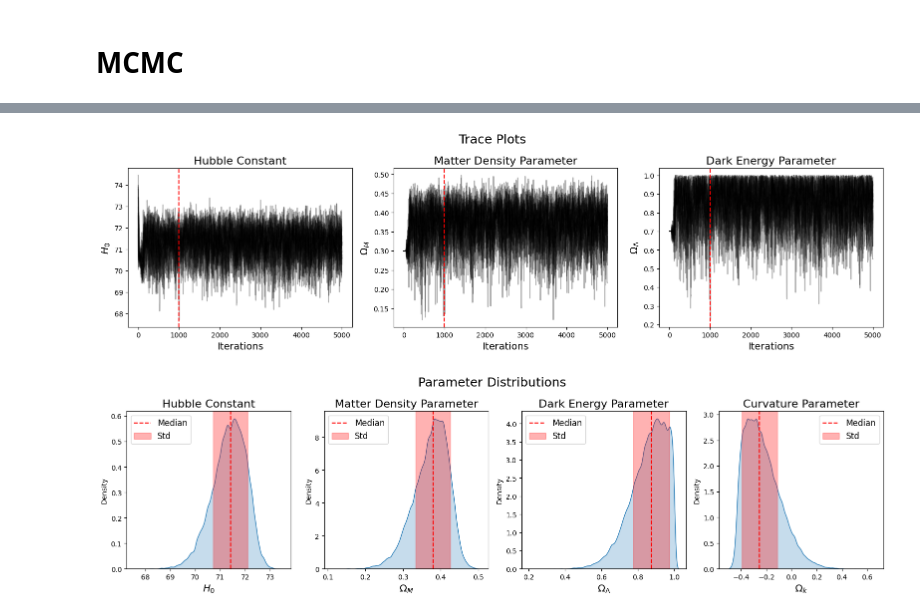
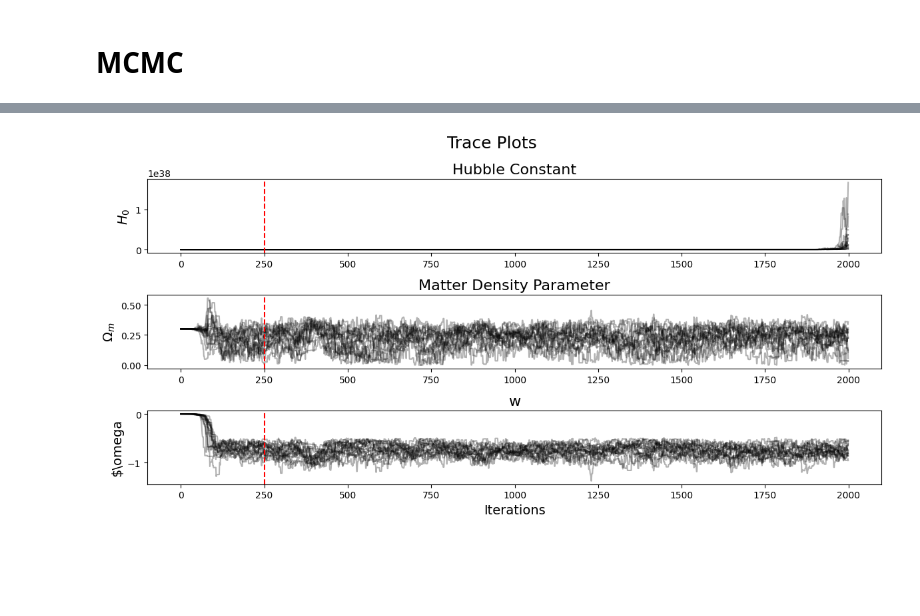
Before and after one commit to MagicalBean/DES_MCMC, a Jupyter notebook: workthrough.ipynb, the cells around one changed output, grey strips where cells are left out. Saved outputs shown, nothing was run; the diff lists cells and outputs as text; code cells hidden in the pictures; blank space fills up the shorter version.

Commit message:
Down the rabbit hole of cosmology models

```diff
--- a/workthrough.ipynb
+++ b/workthrough.ipynb
@@ -68,6 +66,8 @@ plt.show()
 # %% [markdown]
 remove high MU uncertainty points
 # %%
+df = df[df['MUERR'] < 0.4]
+
 low_z = low_z[low_z['MUERR'] < 0.4]
 high_z = high_z[high_z['MUERR'] < 0.4]
 # %%
@@ -198,0 +153,8 @@ print([ln_prior(x) for x in p0])
+# %%
+fwcdm_sampler = CosmologyMCMC(FlatwCDMModel(), df)
+
+n_walkers = 16
+n_iterations = 2000
+p0 = np.random.multivariate_normal(mean=[73, 0.3, 0], cov=np.diag([1, 1e-12, 1e-12]), size=n_walkers)
+
+fwcdm_sampler.test_priors(p0)
@@ -199,8 +163,3 @@ print([ln_prior(x) for x in p0])
 # %%
-with Pool() as pool:
-    start = time.time()
-    sampler = emcee.EnsembleSampler(n_walkers, n_dim, ln_pdf, pool=pool)
-    sampler.run_mcmc(p0, n_iterations, progress=True)
-    dur = time.time() - start
-    print(f'MCMC took {dur:.3f} seconds')
+fwcdm_sampler.run_mcmc(n_walkers, n_iterations, p0)
 # %% [output]
@@ -208,18 +167,5 @@ MCMC took 90.604 seconds
 # %%
-fig, axs = plt.subplots(1, 3, figsize=(16, 4.6))
-
-titles = ['Hubble Constant', 'Matter Density Parameter', 'Dark Energy Parameter']
-y_labels = [r'$H_0$', r'$\Omega_M$', r'$\Omega_\Lambda$']
-for i in range(0, 3):
-    axs[i].plot(sampler.get_chain()[:,:,i], 'k', alpha=0.3)
-    axs[i].set_xlabel('Iterations', size=14)
-    axs[i].set_title(titles[i], size=16)
-    axs[i].set_ylabel(y_labels[i], size=14)
-    axs[i].axvline(x=1000, color='red', linestyle='dashed')
-
-fig.suptitle('Trace Plots', size=18)
-plt.tight_layout()
-plt.show()
+fwcdm_sampler.trace_plots(250)
 # %% [output]
-[figure, old version]
+[figure, new version]
 # %%
@@ -229,20 +172,0 @@ burned = burned.sort_values(by='Om_m')
-# %%
-fig, axs = plt.subplots(1, 4, figsize=(16, 4.6))
-
-titles = ['Hubble Constant', 'Matter Density Parameter', 'Dark Energy Parameter', 'Curvature Parameter']
-x_labels = [r'$H_0$', r'$\Omega_M$', r'$\Omega_\Lambda$', r'$\Omega_k$']
-for i in range(0, 4):
-    sns.kdeplot(burned.iloc[:,i], fill=True, ax=axs[i], bw_adjust=0.7)
-    axs[i].set_xlabel(x_labels[i], size=14)
-    axs[i].set_title(titles[i], size=16)
-    median = np.median(burned.iloc[:,i])
-    std = np.std(burned.iloc[:,i])
-    axs[i].axvline(median, color='red', linestyle='dashed', label='Median')
-    axs[i].axvspan(median-std, median+std, color='red', alpha=0.3, label='Std')
-    axs[i].legend(fontsize=12)
-
-fig.suptitle('Parameter Distributions', size=18)
-plt.tight_layout()
-plt.show()
-# %% [output]
-[figure, removed]
```
Also changed, not shown: parts of 24 cells of this notebook, 30 other files.
